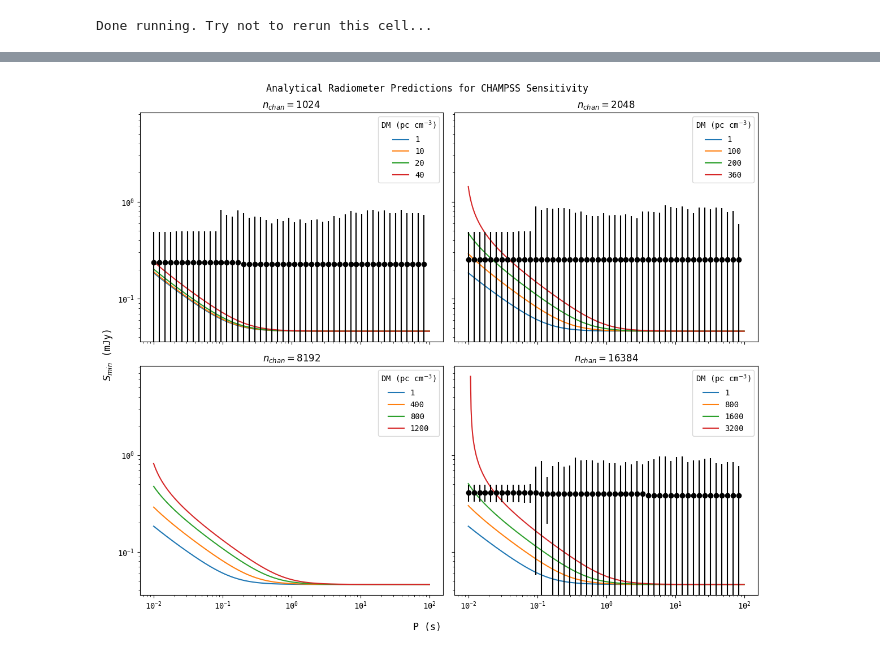
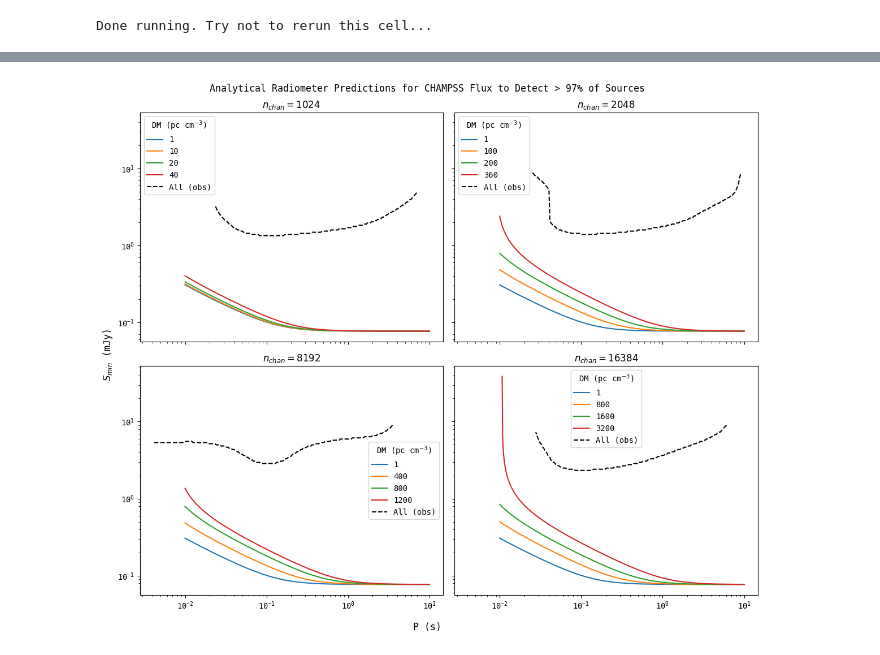
Before and after one commit to chime-sps/Transmissivity, a Jupyter notebook: results/sensitivity_dropoff.ipynb, the cells around one changed output, grey strips where cells are left out. Drawn from its saved outputs; the diff is of its cells as text; code cells hidden in the pictures.

Commit message:
radiometer plot

```diff
--- a/results/sensitivity_dropoff.ipynb
+++ b/results/sensitivity_dropoff.ipynb
@@ -17,7 +17,8 @@ from ps_processes.processes.ps_inject import gaussian
 data_1 = np.concatenate((np.loadtxt('single_day_20260402_results.txt'),
                          np.loadtxt('single_day_2026_04_05_injections.txt'),
                          np.loadtxt('single_day_2026_04_08_injections.txt'),
-                         np.loadtxt('single_day_2026_04_11_injections.txt')))
+                         np.loadtxt('single_day_2026_04_11_injections.txt'),
+                         np.loadtxt('single_day_2026_04_14_injections.txt')))
 data_1[:, 2] = 1
 data_5 = np.loadtxt('5_day_injections.txt')
 data_6 = np.loadtxt('6_day_injections.txt')
@@ -328,7 +329,7 @@ def radiometer(f, DM, SNR, FWHM, maxDM, Ndays = 1):
 
     return system_terms * obs_terms * pulse_terms * SNR
 
-def get_Scurve(f, DM, maxDM, SNR = 6, FWHM = 0.01):
+def get_Scurve(f, DM, maxDM, SNR = 10, FWHM = 0.01):
 
     Smin = np.zeros((len(DM), len(f)))
 
@@ -410,8 +411,8 @@ print('Done running. Try not to rerun this cell...')
 # %% [output]
 Done running. Try not to rerun this cell...
 # %%
-f_bins = np.logspace(np.log10(min(f)), np.log10(max(f)), 50)
-f_dev = 20
+f_bins = np.logspace(np.log10(0.05), np.log10(250), 300)
+f_dev = 30
 
 print(f'1k {len(data_1k)}')
 print(f'2k: {len(data_2k)}')
@@ -433,6 +434,9 @@ channelized_data = [data_1k, data_2k, data_8k, data_16k]
 Smins = [Smin_1k, Smin_2k, Smin_8k, Smin_16k]
 errs = [err_1k, err_2k, err_8k, err_16k]
 
+fig, ax = plt.subplots(2, 2)
+ax = ax.flatten()
+
 for i in range(4):
 
     _, f_S_unsmooth, f_S_smooth = au.get_sensitivity(
@@ -441,13 +445,25 @@ for i in range(4):
         stype = '2d',
     )
 
+    ax[i].contourf(S_bins[:-1], f_bins[:-1], f_S_smooth,
+                            levels=au.make_levels(f_S_unsmooth), cmap='magma')
+    ax[i].set_xscale('log')
+    ax[i].set_yscale('log')
+    ax[i].set_ylabel('Frequency (Hz)')
+    ax[i].set_xlabel('S (mJy)')
+    ax[i].set_title('Frequency vs Flux Density')
 
     for j in range(len(f_bins) - 1):
-        Smins[i][j] = np.max(S_bins[np.where(f_S_smooth[j] < 0.5)[0]])
 
-        p_50_idx = np.where(f_S_smooth[j] < 0.5)[0][-1]
-        local_std50 = np.std(f_S_unsmooth[j, p_50_idx - 10: p_50_idx + 10])
-        temp_err = np.max(f_S_smooth[j, np.where(f_S_smooth[j] < 0.5 + local_std50)[0]])
-        temp_err -= Smins[i][j]
-        errs[i][j] = temp_err
+        try:
+            Smins[i][j] = np.min(S_bins[np.where(f_S_smooth[j] > 0.97)[0]])
+        except:
+            Smins[i][j] = np.nan
+        #print(Smins[i][j])
+
+        # p_50_idx = np.where(f_S_smooth[j] < 0.9)[0][-1]
+        # local_std50 = np.std(f_S_unsmooth[j, p_50_idx - 10: p_50_idx + 10])
+        # temp_err = np.max(f_S_smooth[j, np.where(f_S_smooth[j] < 0.9 + local_std50)[0]])
+        # temp_err -= Smins[i][j]
+        # errs[i][j] = temp_err
 # %% [output]
@@ -463,41 +480,40 @@ DMs = np.array([[1, 10, 20, 40],
                 [1, 400, 800, 1200],
                 [1, 800, 1600, 3200]
     ])
-P = np.logspace(-2, 2, 500)
+P = np.logspace(-2, 1, 500)
 f = 1 / P
 
 fig, ax = plt.subplots(2, 2, figsize = (12, 10), sharex = True, sharey = True)
 ax = ax.flatten()
 
 for i in range(len(maxDMs)):
     Scurve = get_Scurve(f, DMs[i], maxDMs[i])
 
     for j in range(len(DMs[i])):
         ax[i].plot(P, Scurve[j], label = DMs[i, j])
 
 
+    ax[i].plot(1/f_bins[:-1], Smins[i], 'k--', label = 'All (obs)')
     ax[i].legend(title = r'DM (pc cm$^{-3}$)')
-    if i != 2:
-        ax[i].errorbar(f_bins[:-1], Smins[i], yerr = errs[i], color = 'black', fmt = 'o')
 
 
 ax[0].set_xscale('log')
 ax[0].set_title(r'$n_{chan} = 1024$')
 
 ax[1].set_xscale('log')
 ax[1].set_title(r'$n_{chan} = 2048$')
 
 ax[2].set_xscale('log')
 ax[2].set_title(r'$n_{chan} = 8192$')
 
 ax[3].set_xscale('log')
 ax[3].set_title(r'$n_{chan} = 16384$')
 ax[3].set_yscale('log')
 
 fig.supylabel('$S_{min}$ (mJy)')
 fig.supxlabel('P (s)')
-fig.suptitle('Analytical Radiometer Predictions for CHAMPSS Sensitivity')
+fig.suptitle('Analytical Radiometer Predictions for CHAMPSS Flux to Detect > 97% of Sources')
 
 plt.tight_layout()
 # %% [output]
-[figure, old version]
+[figure, new version]
```
Also changed, not shown: parts of 8 cells of this notebook.
